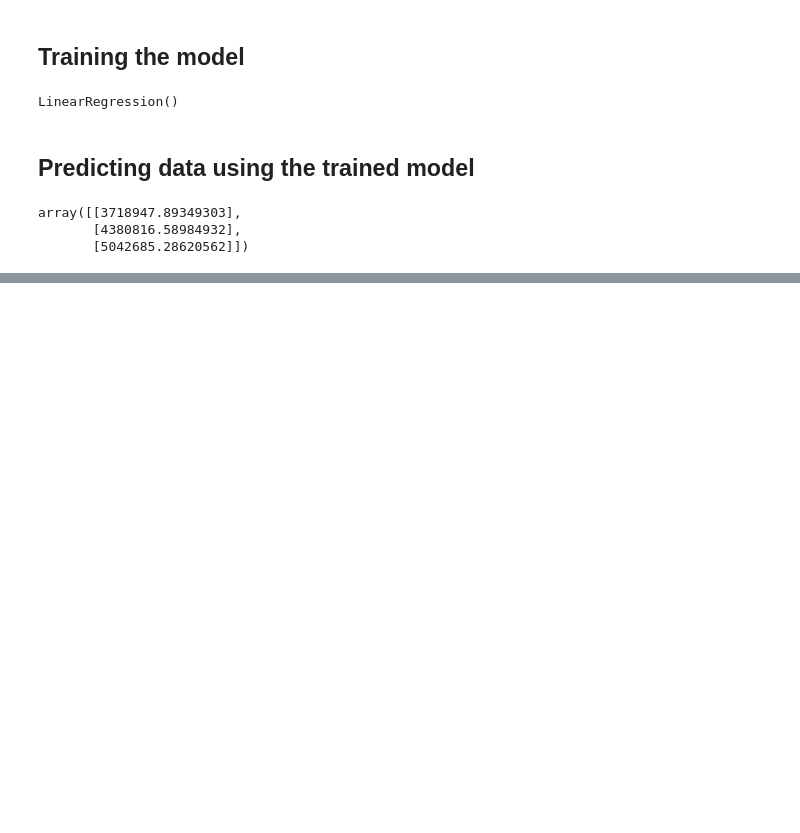
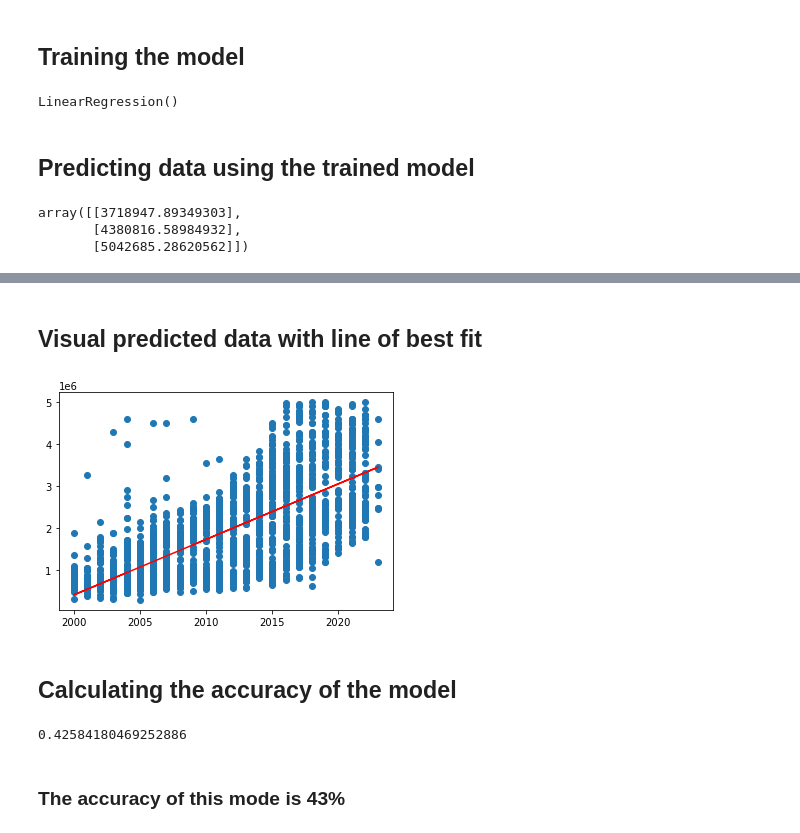
Before and after one commit to TerenceManyike/Machine-Learning, a Jupyter notebook: LinearRegression.ipynb, the cells around one changed output, grey strips where cells are left out. Cells and saved outputs as stored; diff of their text form; code cells hidden in the pictures; blank space fills up the shorter version.

Commit message:
Update: Calculating the accuracy of the model

```diff
--- a/LinearRegression.ipynb
+++ b/LinearRegression.ipynb
@@ -23,3 +35,6 @@ y = cars_csv_data['Price'].values
 y
 # %% [output]
 array([4190000, 1300000,  800000, ..., 1100000,  970000, 2050000])
+# %%
+y = np.expand_dims(y, axis=1) # Transforming the array into a 2D
+y
@@ -35,10 +58,6 @@ plt.show()
 from sklearn.model_selection import train_test_split as tts
 # %%
 x_train, x_test, y_train, y_test = tts(x, y, test_size=0.2, random_state=0)
-# %%
-x_train = x_train.reshape(-1, 1)
-# %%
-y_train = y_train.reshape(-1, 1)
 # %% [markdown]
 ## Training the model
 # %%
@@ -59,0 +81,3 @@ array([[3718947.89349303],
+# %%
+y_pred = model.predict(x_test)
+y_pred
@@ -59,0 +103,10 @@ array([[3718947.89349303],
+# %% [markdown]
+## Visual predicted data with line of best fit
+# %%
+plt.scatter(x_test, y_test)
+plt.plot(x_test, y_pred, color='red')
+plt.show()
+# %% [output]
+[figure, added]
+# %% [markdown]
+## Calculating the accuracy of the model
@@ -59,0 +115,6 @@ array([[3718947.89349303],
+# %%
+accuracy(y_test, y_pred)
+# %% [output]
+0.42584180469252886
+# %% [markdown]
+### The accuracy of this mode is 43%
```
Also changed, not shown: parts of 8 cells of this notebook.
